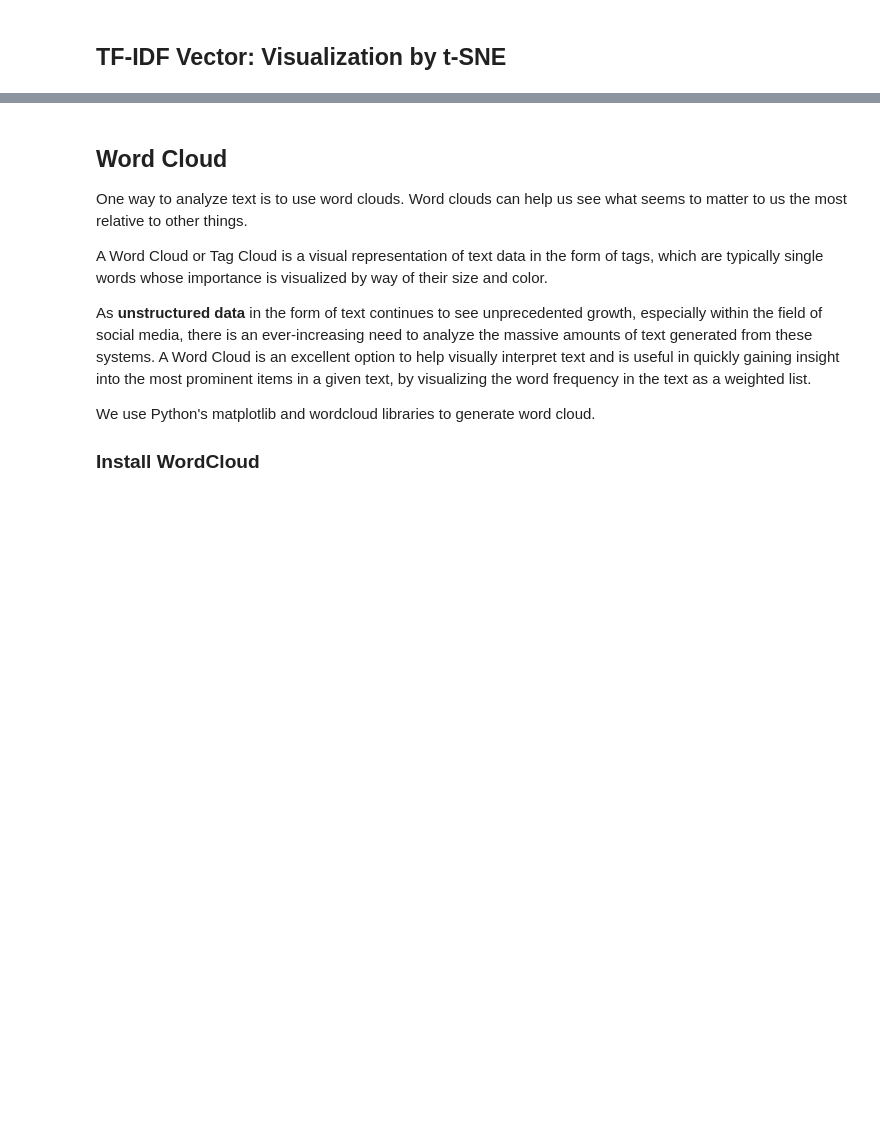
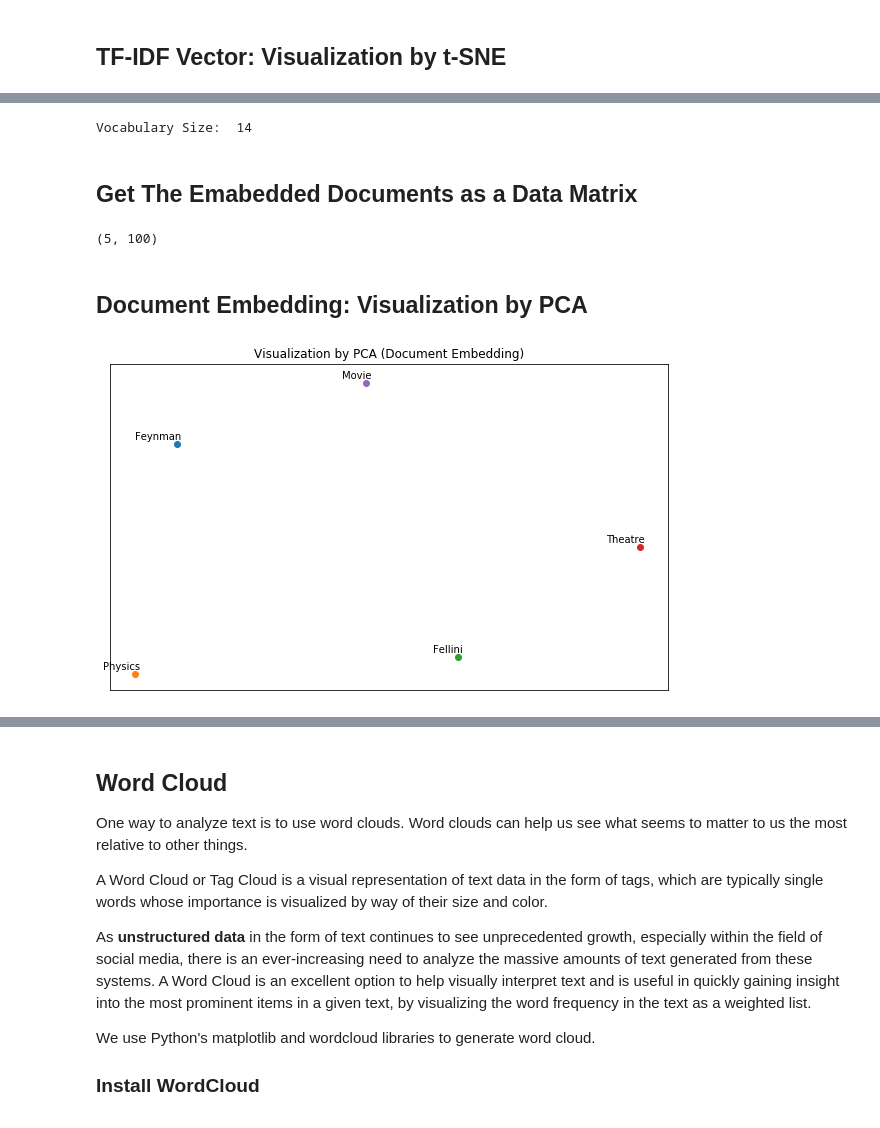
Before and after one commit to rhasanbd/Text-Analytics-Beginners-Toolbox, a Jupyter notebook: Text Analytics-II-Visualization.ipynb, the cells around one changed output, grey strips where cells are left out. Cells and saved outputs as stored; diff of their text form; code cells hidden in the pictures; blank space fills up the shorter version.

```diff
--- a/Text Analytics-II-Visualization.ipynb
+++ b/Text Analytics-II-Visualization.ipynb
@@ -244,0 +330,4 @@ plotData(tfidf_matrix_tsne, labels, "t-SNE (TF-IDF)")
+# %%
+# Create Tagged documents
+documents_tagged = [TaggedDocument(doc, [i]) for i, doc in enumerate(docs)]
+print(documents_tagged[0])
@@ -244,0 +341,7 @@ plotData(tfidf_matrix_tsne, labels, "t-SNE (TF-IDF)")
+# %%
+# Set training parameters
+doc_vector_length = 100       # Dimension of the document vector
+window_size = 2               # We set it 2 as the sentences weren't too long
+epochs = 100                  # Number of iterations (epochs) over the corpus
+min_count = 1                 # Ignores all words with total frequency lower than min_count
+workers = 4                   # Number of worker threads to train the model
@@ -244,0 +362,29 @@ plotData(tfidf_matrix_tsne, labels, "t-SNE (TF-IDF)")
+# %%
+print("Vocabulary Size: ", len(model.wv.vocab))
+# %% [output]
+Vocabulary Size:  14
+# %% [markdown]
+## Get The Emabedded Documents as a Data Matrix
+# %%
+noOfDocuments = len(documents)
+
+embedded_doc_data_matrix = np.empty([noOfDocuments, doc_vector_length])
+
+for i in range(noOfDocuments):
+    embedded_doc_data_matrix[i] = model.docvecs[i].reshape(1, -1)
+
+print(embedded_doc_data_matrix.shape)
+#print(embedded_doc_data_matrix[0])
+# %% [output]
+(5, 100)
+# %% [markdown]
+## Document Embedding: Visualization by PCA
+# %%
+# Extract the first two principal components and transform the word vectors
+pca = PCA(n_components=2, random_state=42)
+
+doc2vec_matrix_pca = pca.fit_transform(embedded_doc_data_matrix)
+
+plotData(doc2vec_matrix_pca, labels, "PCA (Document Embedding)")
+# %% [output]
+[figure, added]
```
Also changed, not shown: parts of 28 cells of this notebook, 1 other file.
